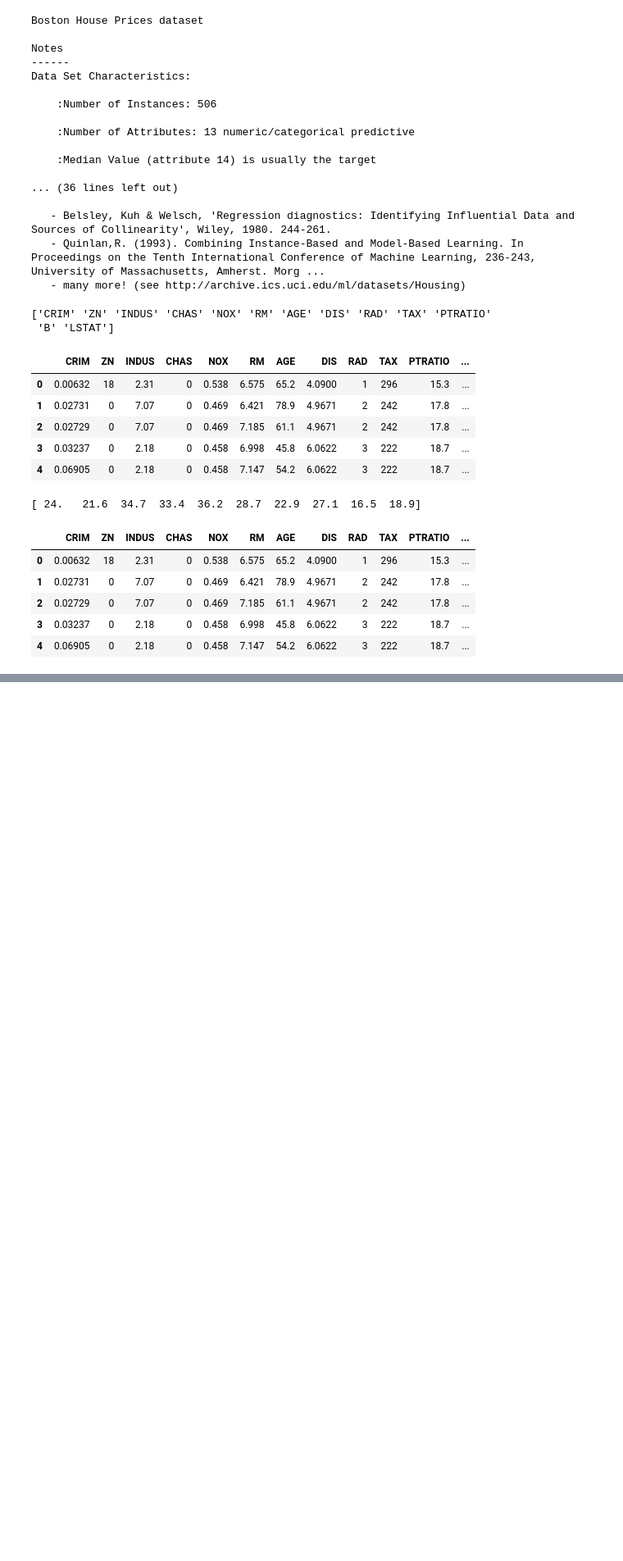
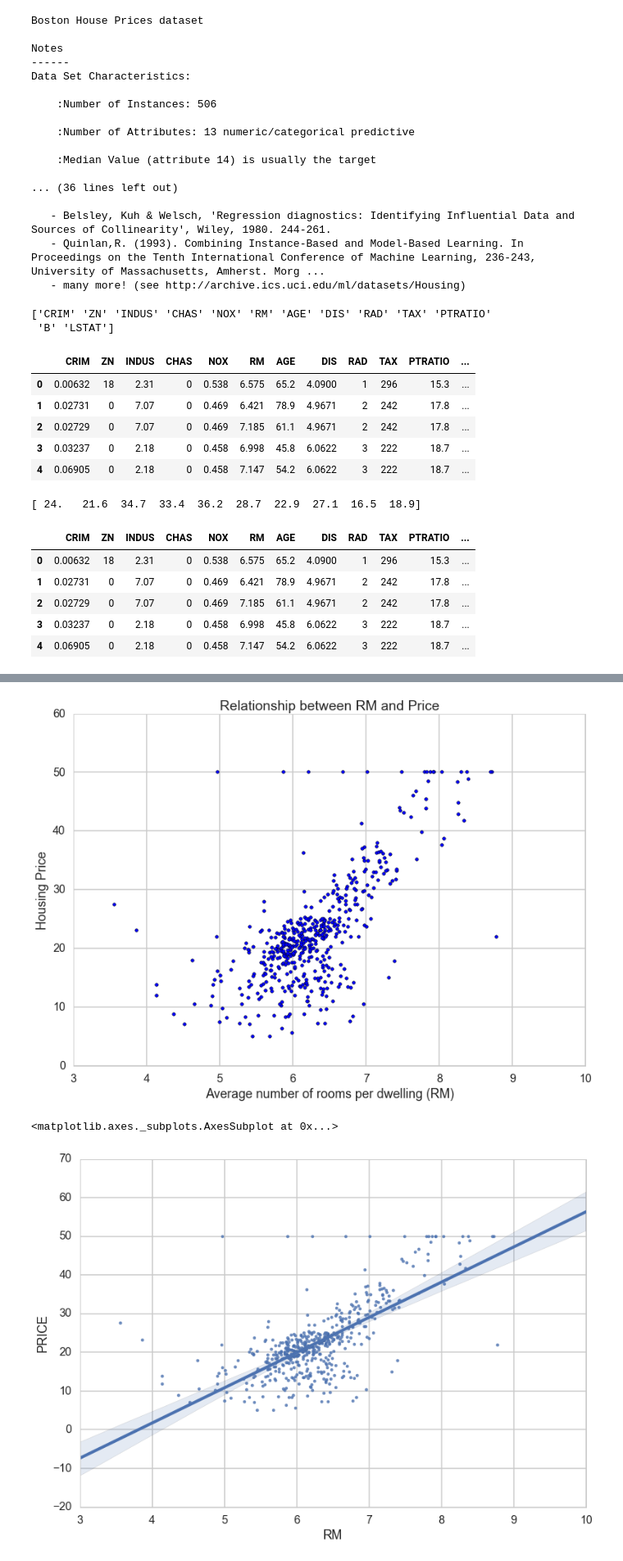
Before and after one commit to zazencodes/Harvard_labs_cs109, a Jupyter notebook: Lab4_stats.ipynb, the cells around one changed output, grey strips where cells are left out. Shown: that part at 82% size. Saved outputs shown, nothing was run; the diff lists cells and outputs as text; code cells hidden in the pictures; blank space fills up the shorter version.

```diff
--- a/Lab4_stats.ipynb
+++ b/Lab4_stats.ipynb
@@ -110,0 +127,12 @@ bos.describe()
+# %%
+plt.scatter(bos.RM, bos.PRICE)
+plt.xlabel("Average number of rooms per dwelling (RM)")
+plt.ylabel("Housing Price")
+plt.title("Relationship between RM and Price")
+plt.show()
+
+sns.regplot(y="PRICE", x="RM", data=bos, fit_reg = True)
+# %% [output]
+[figure, added]
+<matplotlib.axes._subplots.AxesSubplot at 0x...>
+[figure, added]
```
Also changed, not shown: parts of 30 cells of this notebook.
